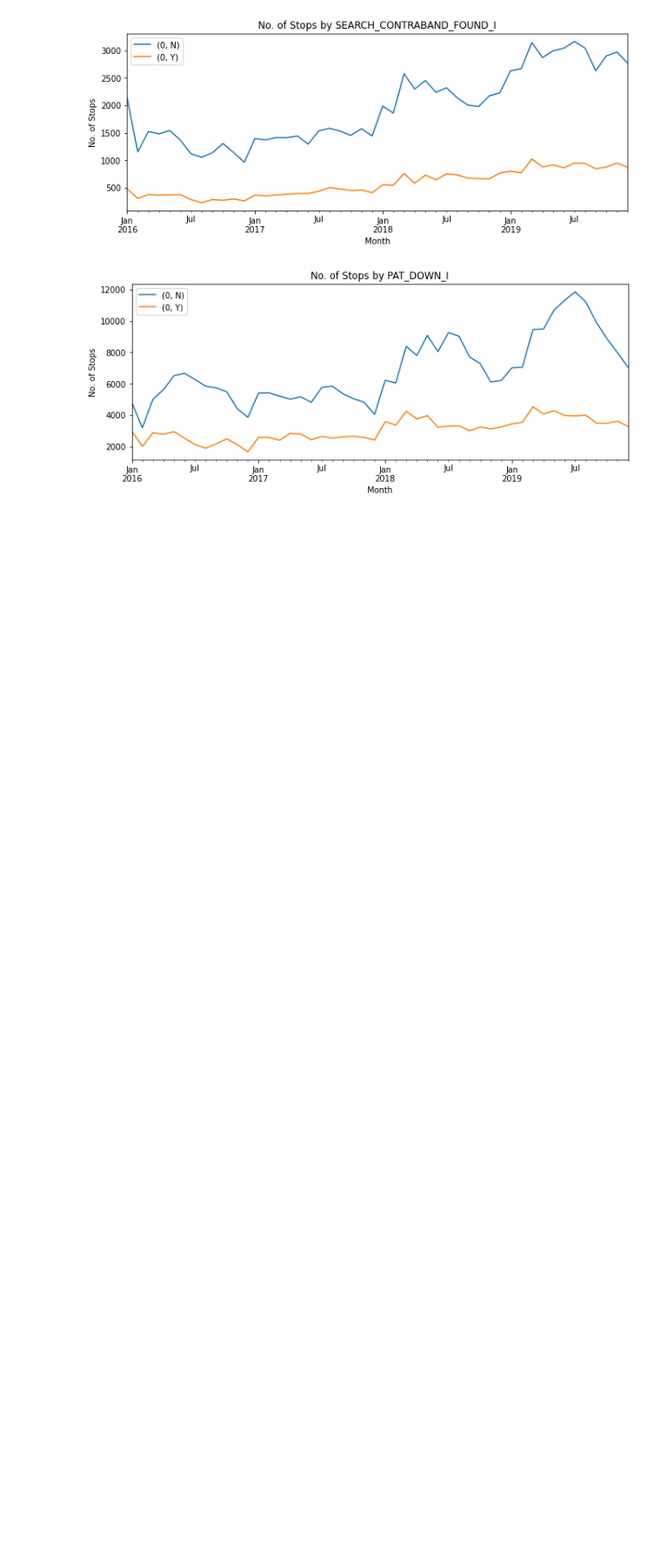
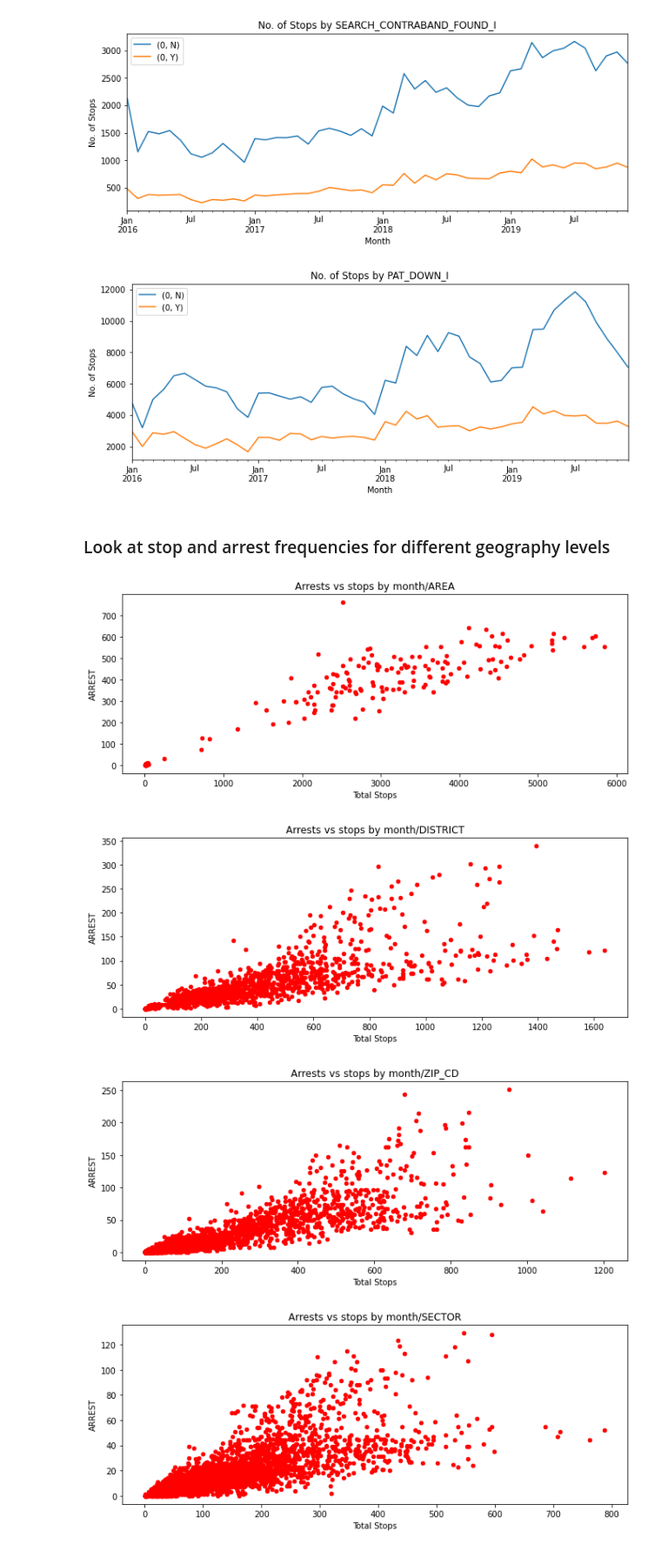
Before and after one commit to colevfrank/254_ML_IL_Crime, a Jupyter notebook: eda/ISR EDA.ipynb, the cells around one changed output. Shown at 87% size. Saved outputs shown, nothing was run; the diff lists cells and outputs as text; code cells hidden in the pictures; blank space fills up the shorter version.

```diff
--- a/eda/ISR EDA.ipynb
+++ b/eda/ISR EDA.ipynb
@@ -181,3 +178,19 @@ for col_of_interest in cols:
 [figure]
 [figure]
 [figure]
+# %% [markdown]
+### Look at stop and arrest frequencies for different geography levels
+# %%
+isr_df['ARREST'] = np.where(isr_df['ENFORCEMENT_TYPE_CD']=='ARR',1,0)
+# %%
+# Look at arrests v stops for different geo regions
+for region in ['AREA','DISTRICT', 'ZIP_CD', 'SECTOR', 'BEAT', 'WARD']:
+    arrests_by_zip = isr_df.groupby([region, 'MONTHYEAR']).agg({'ARREST': ['sum'], 'CARD_NO': ['count']}).reset_index()
+    arrests_by_zip.plot(kind='scatter', y='ARREST', x='CARD_NO', color='red')
+    plt.xlabel('Total Stops')
+    plt.title(f'Arrests vs stops by month/{region}')
+# %% [output]
+[figure, added]
+[figure, added]
+[figure, added]
+[figure, added]
```
Also changed, not shown: parts of 17 cells of this notebook.
